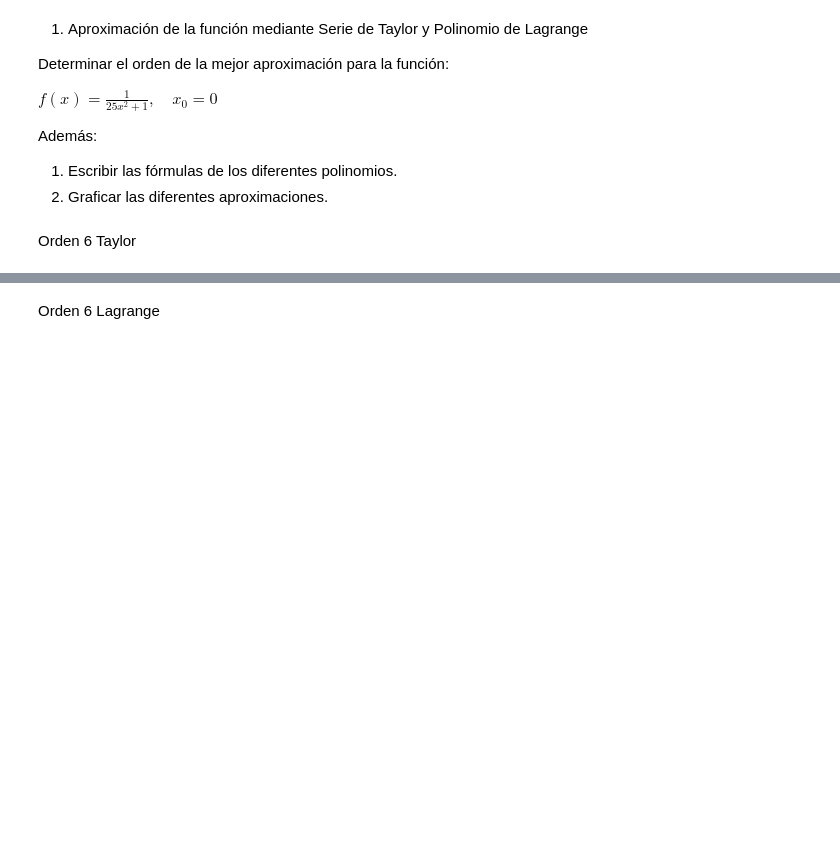
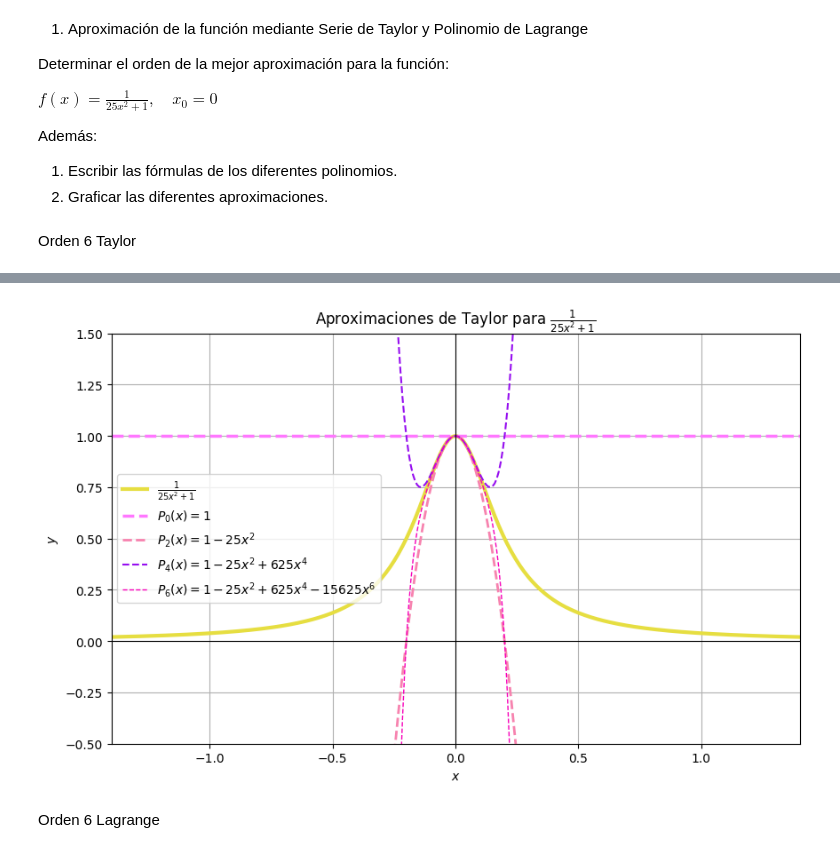
Before and after one commit to IDKHowFoundMe/TareasMN, a Jupyter notebook: Tarea6/tarea06.ipynb, the cells around one changed output, grey strips where cells are left out. Saved outputs shown, nothing was run; the diff lists cells and outputs as text; code cells hidden in the pictures; blank space fills up the shorter version.

```diff
--- a/Tarea6/tarea06.ipynb
+++ b/Tarea6/tarea06.ipynb
@@ -66,3 +49,36 @@ plt.show()
+# %%
+import numpy as np
+import matplotlib.pyplot as plt
+
+x = np.linspace(-1.4, 2, 400)
+
+fOriginal = 1 / (25 * (x**2) + 1)
+
+P0 = np.ones_like(x)
+P2 = 1 - 25 * (x**2)
+P4 = 1 - 25 * (x**2) + 625 * (x**4)
+P6=-15625 * (x**6) + 625 * (x**4) - 25 * (x**2) + 1
+
+plt.figure(figsize=(10, 6))
+
+plt.plot(x, fOriginal, label=r'$\frac{1}{25x^2 + 1}$', color="#E6DE41",linewidth=3)
+plt.plot(x, P0, '--', label=r'$P_0(x) = 1$', color='#FF77FF',linewidth=2.5)
+plt.plot(x, P2, '--', label=r'$P_2(x) = 1 - 25x^2$', color="#F783AF", linewidth=2)
+plt.plot(x, P4, '--', label=r'$P_4(x) = 1 - 25x^2 + 625x^4$', color="#960EF0", linewidth=1.5)
+plt.plot(x, P6, '--', label=r'$P_6(x) = 1 - 25x^2 + 625x^4 - 15625x^6$', color="#F800BA", linewidth=1)
+
+plt.xlabel(r'$x$')
+plt.ylabel(r'$y$')
+plt.title(r'Aproximaciones de Taylor para $\frac{1}{25x^2 + 1}$')
+plt.axhline(0, color='black', linewidth=0.8)
+plt.axvline(0, color='black', linewidth=0.8)
+plt.grid(True)
+plt.legend()
+plt.ylim(-0.5, 1.5)
+plt.xlim(-1.4, 1.4)
+plt.show()
+# %% [output]
+[figure, added]
 # %% [markdown]
 Orden 6 Lagrange
 # %%
```
Also changed, not shown: parts of 11 cells of this notebook.
